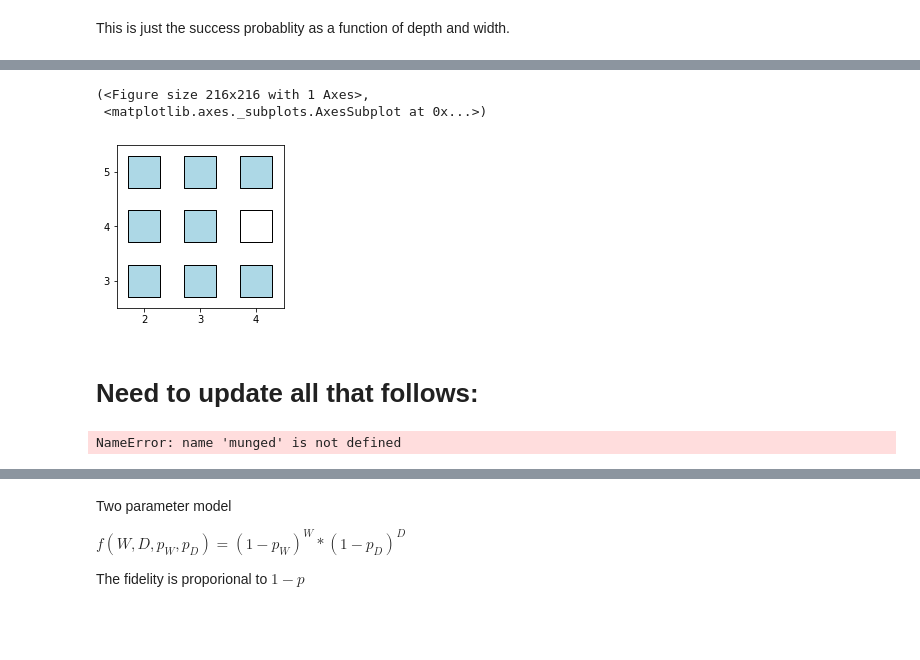
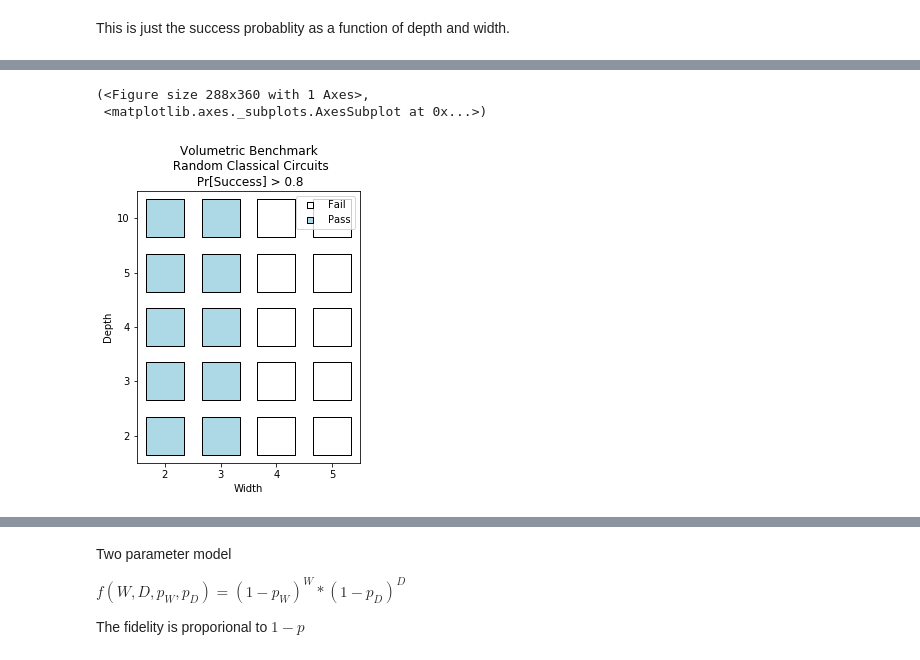
Before and after one commit to rigetti/forest-benchmarking, a Jupyter notebook: examples/volumetrics.ipynb, the cells around one changed output, grey strips where cells are left out. Cells and saved outputs as stored; diff of their text form; code cells hidden in the pictures; blank space fills up the shorter version.

```diff
--- a/examples/volumetrics.ipynb
+++ b/examples/volumetrics.ipynb
@@ -551,16 +547,0 @@ plt.show()
-# %%
-successes = determine_successes_from_ckt_success_probs(avg_pr_succ_arr, .8)
-plot_success(successes)
-# %% [output]
-(<Figure size 216x216 with 1 Axes>,
- <matplotlib.axes._subplots.AxesSubplot at 0x...>)
-[figure, removed]
-# %% [markdown]
-# Need to update all that follows:
-# %%
-tvd_rand_values = np.asarray([munged['TVD(data, rand)'][idx] for idx in munged.index])
-tvd_ideal_values = np.asarray([munged['TVD(data, ideal)'][idx] for idx in munged.index])
-Ztvd_rand = np.reshape(tvd_rand_values,(x2,x1)).T
-Ztvd_ideal = np.reshape(tvd_ideal_values,(x2,x1)).T
-# %% [output]
-NameError: name 'munged' is not defined
@@ -569,0 +548,8 @@ tvd_rand_values
+# %%
+success_threshold = .8
+successes = determine_successes_from_ckt_success_probs(avg_pr_succ_arr, success_threshold)
+plot_success(successes, f"Volumetric Benchmark\n Random Classical Circuits\n Pr[Success] > {success_threshold}")
+# %% [output]
+(<Figure size 288x360 with 1 Axes>,
+ <matplotlib.axes._subplots.AxesSubplot at 0x...>)
+[figure, added]
```
Also changed, not shown: parts of 64 cells of this notebook, 1 other file.
